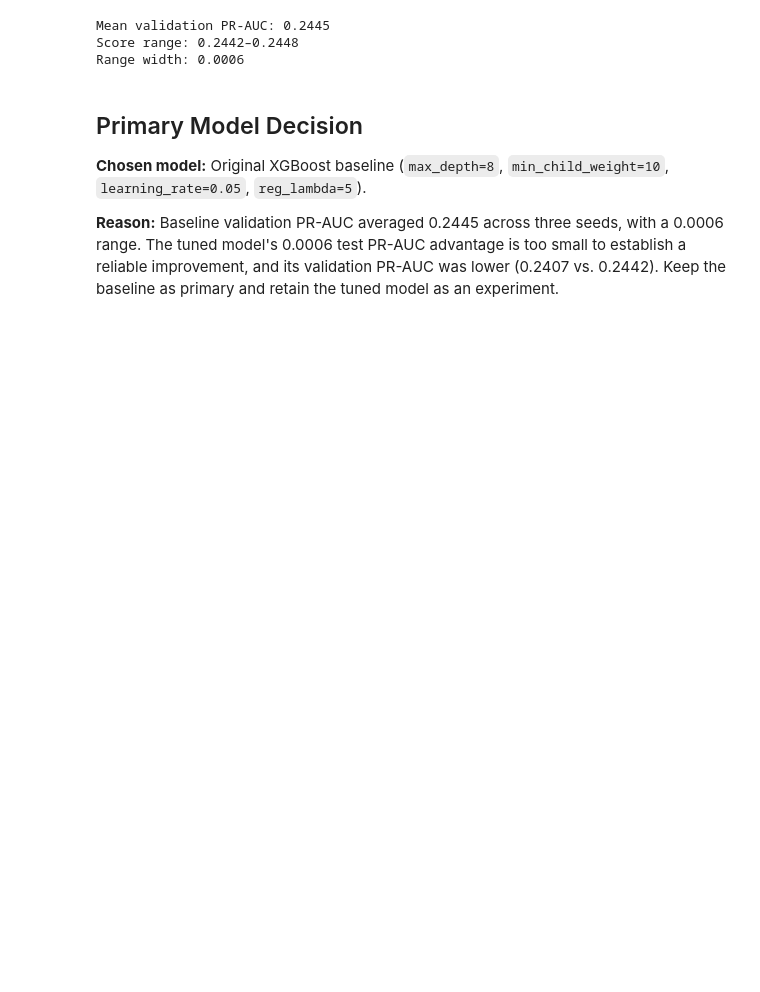
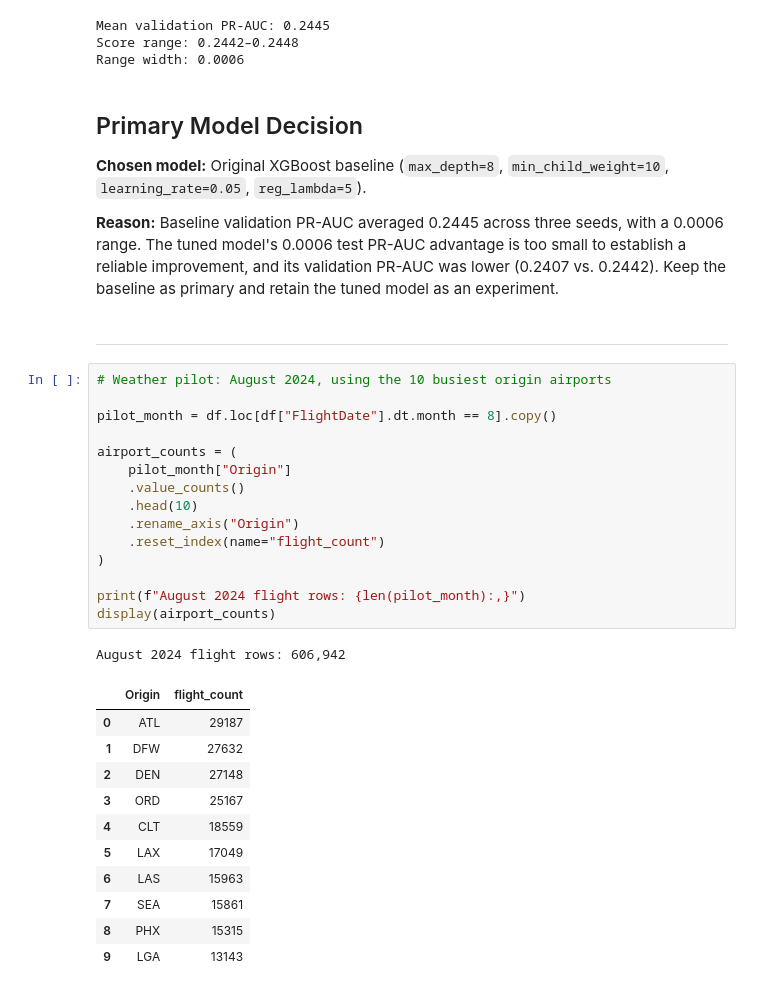
Before and after one commit to devlprkhan/flightdelay-intelligence, a Jupyter notebook: src/notebooks/flight_delay_predV1.3.ipynb, the cells around one changed output. Saved outputs shown, nothing was run; the diff lists cells and outputs as text; blank space fills up the shorter version.

```diff
--- a/src/notebooks/flight_delay_predV1.3.ipynb
+++ b/src/notebooks/flight_delay_predV1.3.ipynb
@@ -617,3 +617,33 @@ Range width: 0.0006
 **Chosen model:** Original XGBoost baseline (`max_depth=8`, `min_child_weight=10`, `learning_rate=0.05`, `reg_lambda=5`).
 
 **Reason:** Baseline validation PR-AUC averaged 0.2445 across three seeds, with a 0.0006 range. The tuned model's 0.0006 test PR-AUC advantage is too small to establish a reliable improvement, and its validation PR-AUC was lower (0.2407 vs. 0.2442). Keep the baseline as primary and retain the tuned model as an experiment.
+# %% [markdown]
+---
+# %%
+# Weather pilot: August 2024, using the 10 busiest origin airports
+
+pilot_month = df.loc[df["FlightDate"].dt.month == 8].copy()
+
+airport_counts = (
+    pilot_month["Origin"]
+    .value_counts()
+    .head(10)
+    .rename_axis("Origin")
+    .reset_index(name="flight_count")
+)
+
+print(f"August 2024 flight rows: {len(pilot_month):,}")
+display(airport_counts)
+# %% [output]
+August 2024 flight rows: 606,942
+|  | Origin | flight_count |
+| 0 | ATL | 29187 |
+| 1 | DFW | 27632 |
+| 2 | DEN | 27148 |
+| 3 | ORD | 25167 |
+| 4 | CLT | 18559 |
+| 5 | LAX | 17049 |
+| 6 | LAS | 15963 |
+| 7 | SEA | 15861 |
+| 8 | PHX | 15315 |
+| 9 | LGA | 13143 |
```
Also changed, not shown: parts of 10 cells of this notebook.
